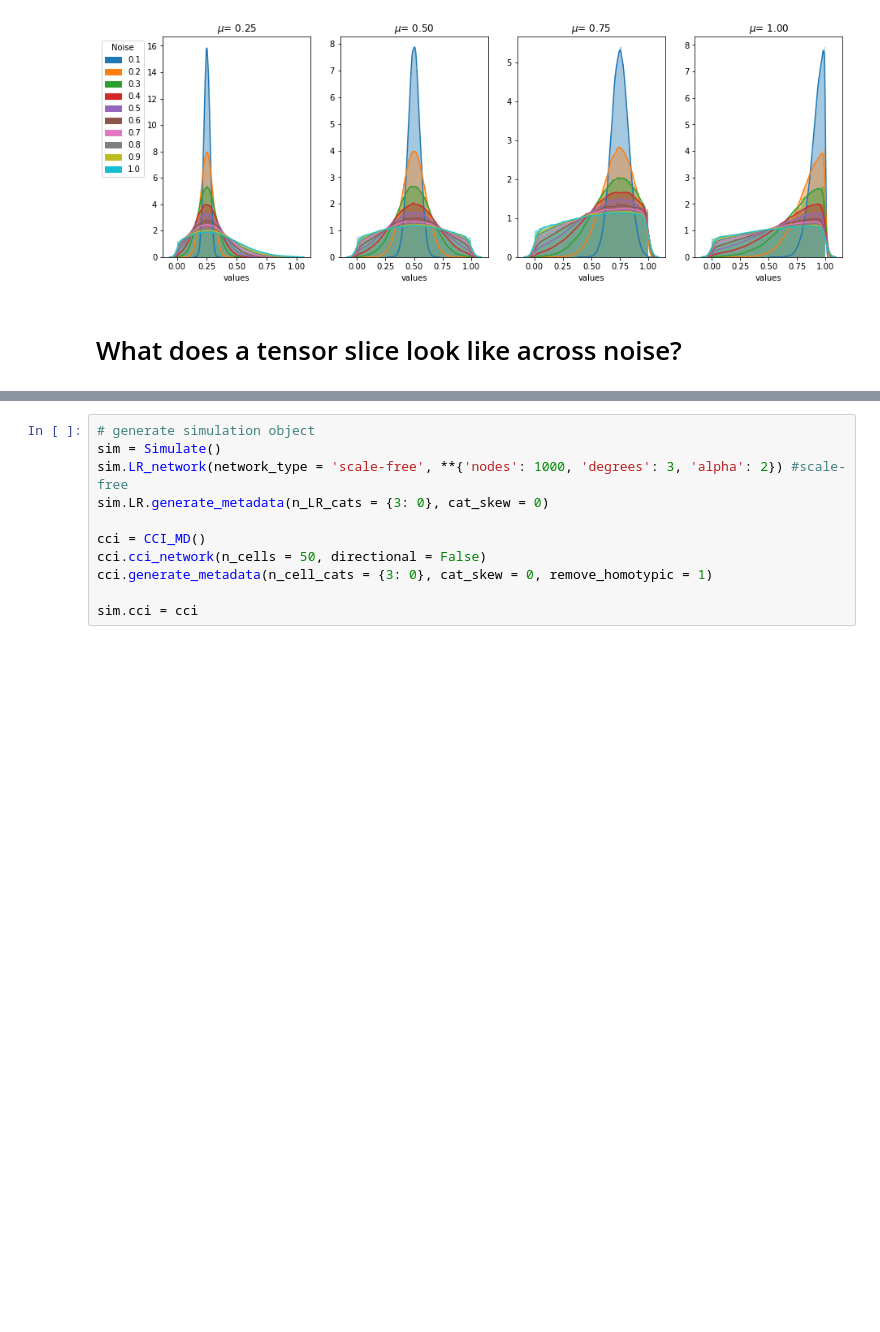
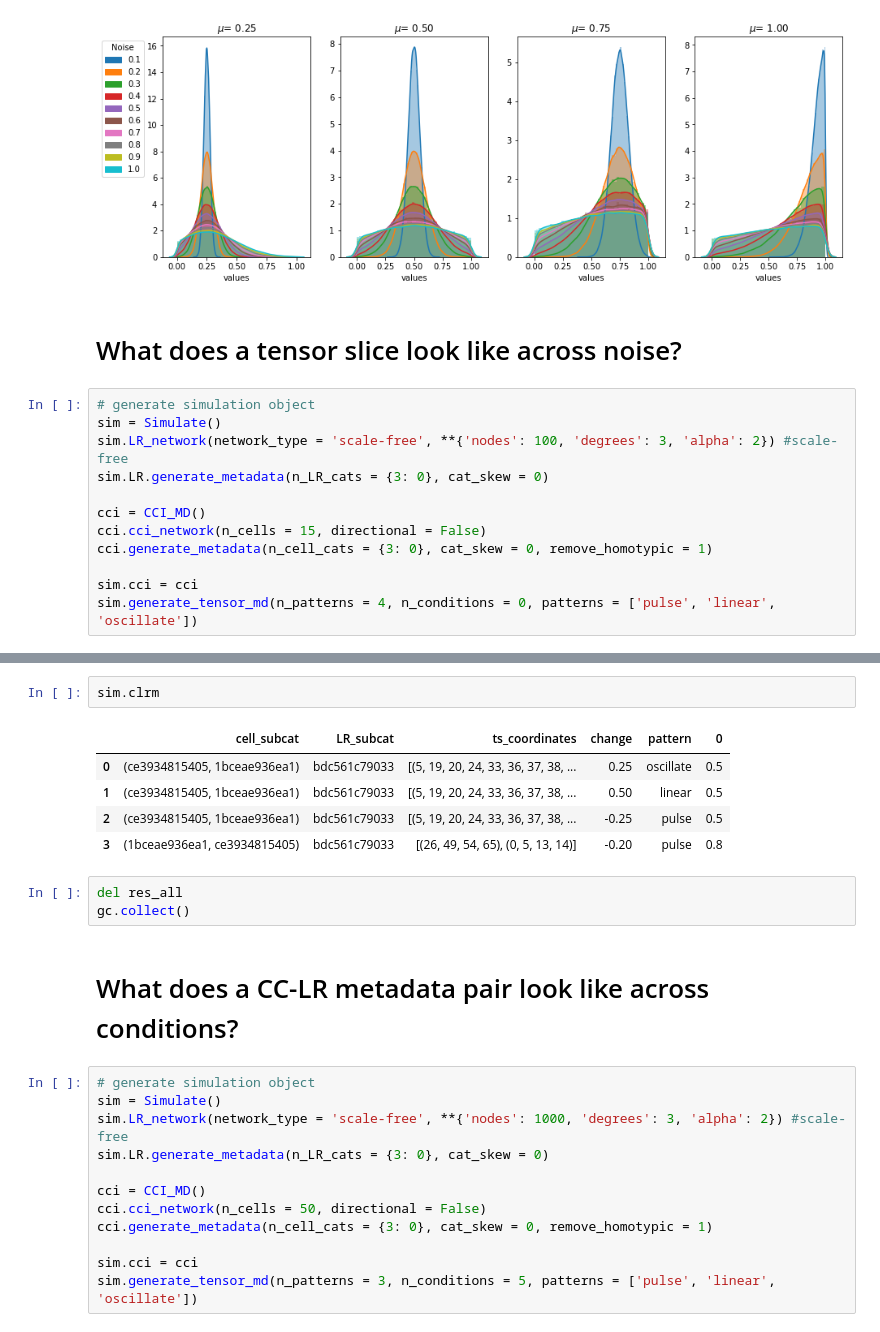
Before and after one commit to hmbaghdassarian/c2c_sim, a Jupyter notebook: notebooks/simulation/assess_noise.ipynb, the cells around one changed output, grey strips where cells are left out. Cells and saved outputs as stored; diff of their text form; blank space fills up the shorter version.

```diff
--- a/notebooks/simulation/assess_noise.ipynb
+++ b/notebooks/simulation/assess_noise.ipynb
@@ -159,3 +162,15 @@ plt.savefig(dp + 'actual_noise_means.png', bbox_to_inches = 'tight')
 [figure]
 # %% [markdown]
 # What does a tensor slice look like across noise?
+# %%
+# generate simulation object
+sim = Simulate()
+sim.LR_network(network_type = 'scale-free', **{'nodes': 100, 'degrees': 3, 'alpha': 2}) #scale-free
+sim.LR.generate_metadata(n_LR_cats = {3: 0}, cat_skew = 0)
+
+cci = CCI_MD()
+cci.cci_network(n_cells = 15, directional = False)
+cci.generate_metadata(n_cell_cats = {3: 0}, cat_skew = 0, remove_homotypic = 1)
+
+sim.cci = cci
+sim.generate_tensor_md(n_patterns = 4, n_conditions = 0, patterns = ['pulse', 'linear', 'oscillate'])
@@ -162,3 +234,16 @@ plt.savefig(dp + 'actual_noise_means.png', bbox_to_inches = 'tight')
+# %%
+sim.clrm
+# %% [output]
+|  | cell_subcat | LR_subcat | ts_coordinates | change | pattern | 0 |
+| 0 | (ce3934815405, 1bceae936ea1) | bdc561c79033 | [(5, 19, 20, 24, 33, 36, 37, 38, ... | 0.25 | oscillate | 0.5 |
+| 1 | (ce3934815405, 1bceae936ea1) | bdc561c79033 | [(5, 19, 20, 24, 33, 36, 37, 38, ... | 0.50 | linear | 0.5 |
+| 2 | (ce3934815405, 1bceae936ea1) | bdc561c79033 | [(5, 19, 20, 24, 33, 36, 37, 38, ... | -0.25 | pulse | 0.5 |
+| 3 | (1bceae936ea1, ce3934815405) | bdc561c79033 | [(26, 49, 54, 65), (0, 5, 13, 14)] | -0.20 | pulse | 0.8 |
+# %%
+del res_all
+gc.collect()
+# %% [markdown]
+# What does a CC-LR metadata pair look like across conditions?
 # %%
 # generate simulation object
 sim = Simulate()
@@ -170,3 +255,4 @@ cci.cci_network(n_cells = 50, directional = False)
 cci.generate_metadata(n_cell_cats = {3: 0}, cat_skew = 0, remove_homotypic = 1)
 
 sim.cci = cci
+sim.generate_tensor_md(n_patterns = 3, n_conditions = 5, patterns = ['pulse', 'linear', 'oscillate'])
```
Also changed, not shown: parts of 12 cells of this notebook, 4 other files.
